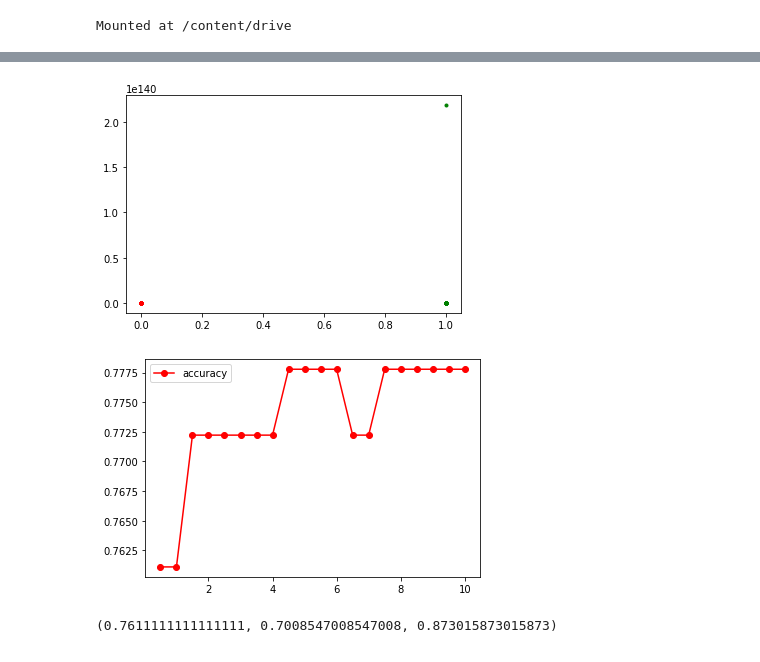
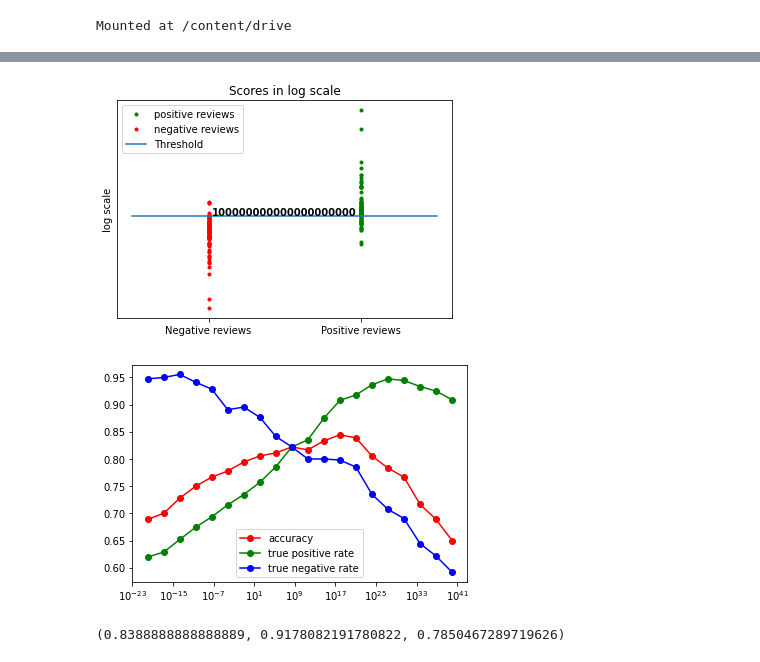
Before and after one commit to RK22000/Rahuls-Another-Motion-Picture-Review-Classifier, a Jupyter notebook: RAMPRC.ipynb, the cells around one changed output, grey strips where cells are left out. Drawn from its saved outputs; the diff is of its cells as text; code cells hidden in the pictures.

```diff
--- a/RAMPRC.ipynb
+++ b/RAMPRC.ipynb
@@ -222,9 +234,9 @@ data_sets = DataSets(pos_data=pos_reviews,
                      neg_data=neg_reviews,
                      data_key=get_review,
                      preprocessor=review_preprocess,
-                     tokenizer=lambda review: review_tokenizer(review, n=6),
+                     tokenizer=lambda review: review_tokenizer(review, n=10),
                      verbose=True,
-                     token_thresh=0.70)
+                     token_thresh=0.30)
 train_set = data_sets.train_set
 valid_set = data_sets.valid_set
 token_set = train_set.token_set
@@ -430,35 +468,46 @@ class Tester:
         accuracy, tpr, tnr = (true_pos+true_neg)/total_tests, true_pos/(true_pos+false_pos), true_neg/(true_neg+false_neg)
         return accuracy, tpr, tnr
 
-    def plot_thresholds(self, thresholds, verbose=False):
+    def plot_thresholds(self, thresholds, xscale='log', verbose=False):
         results = [ self.test(threshold=thresh, verbose=verbose) for thresh in thresholds ]
         accus, tprs, tnrs = zip(*results)
         plt.plot(thresholds, accus, "ro-", label="accuracy")
+        plt.plot(thresholds, tprs, "go-", label="true positive rate")
+        plt.plot(thresholds, tnrs, "bo-", label="true negative rate")
         plt.legend()
+        plt.xscale(xscale)
         #plt.plot(thresholds, t)
 
-    def plot_scores(self, verbose=False):
+    def plot_scores(self, threshold=1.0, verbose=False):
         prob_pos = self.model.prob_pos_review
-        x_pos, x_neg = 1, 0
-        y_pos = [prob_pos(review) for review in self.valid_set.raw_pos_data ]#if prob_pos(review) < 7]
-        y_neg = [prob_pos(review) for review in self.valid_set.raw_neg_data ]#if prob_pos(review) < 0.8]
+        x_pos, x_neg = 0.75, 0.25
+        y_pos = [math.log2(prob_pos(review)) for review in self.valid_set.raw_pos_data ]#if prob_pos(review) < 7]
+        y_neg = [math.log2(prob_pos(review)) for review in self.valid_set.raw_neg_data ]#if prob_pos(review) < 0.8]
         plt.plot([x_pos]*len(y_pos), y_pos, "g.", label="positive reviews")
         plt.plot([x_neg]*len(y_neg), y_neg, "r.", label="negative reviews")
+        plt.plot([0,1], [math.log2(threshold)]*2, "-", label="Threshold")
+        plt.text(0.5, math.log2(threshold*100), str(threshold), weight='black', ha='center')
+        plt.legend()
+        plt.title("Scores in log scale")
+        plt.yticks([])
+        plt.xticks([0.25, 0.75], ['Negative reviews', 'Positive reviews'])
+        plt.ylabel("log scale")
+        #plt.yscale('log')
 # %%
 tester = Tester(model, data_sets.valid_set)
-tester.plot_scores()
+tester.plot_scores(10**20)
 # %% [output]
-[figure, old version]
+[figure, new version]
 # %%
 # ~10sec
 import numpy as np
 tester = Tester(model, data_sets.valid_set)
-tester.plot_thresholds(np.linspace(start=0.5, stop=10, num=20), verbose=False)
+tester.plot_thresholds(np.logspace(start=-20, stop=40, num=20), verbose=False)
 # %% [output]
-[figure, old version]
+[figure, new version]
 # %%
 # accuracy, tpr, tnr
 tester = Tester(model, data_sets.valid_set)
-tester.test(threshold=1.2)
+tester.test(threshold=10**20)
 # %% [output]
-(0.7611111111111111, 0.7008547008547008, 0.873015873015873)
+(0.8388888888888889, 0.9178082191780822, 0.7850467289719626)
```
Also changed, not shown: parts of 9 cells of this notebook.
